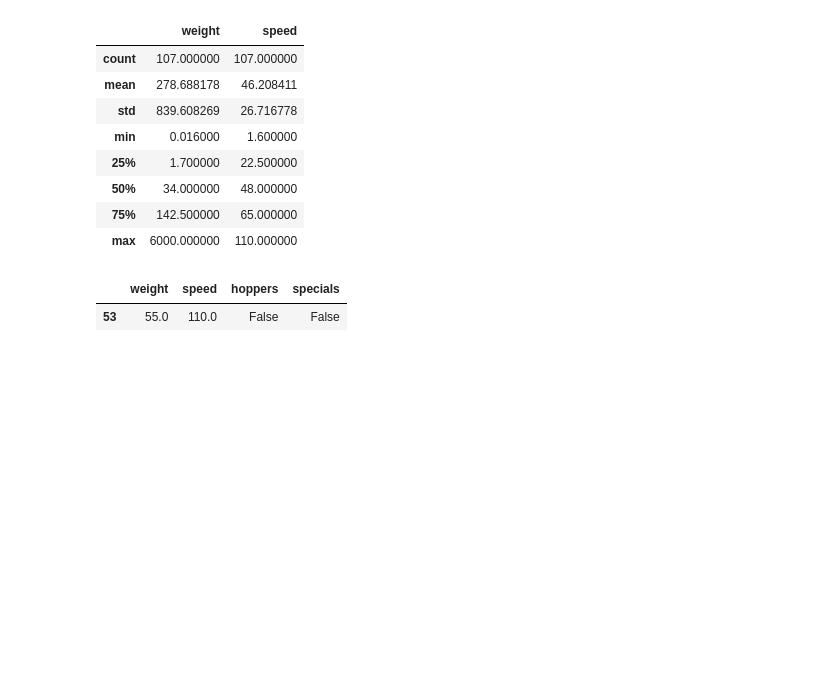
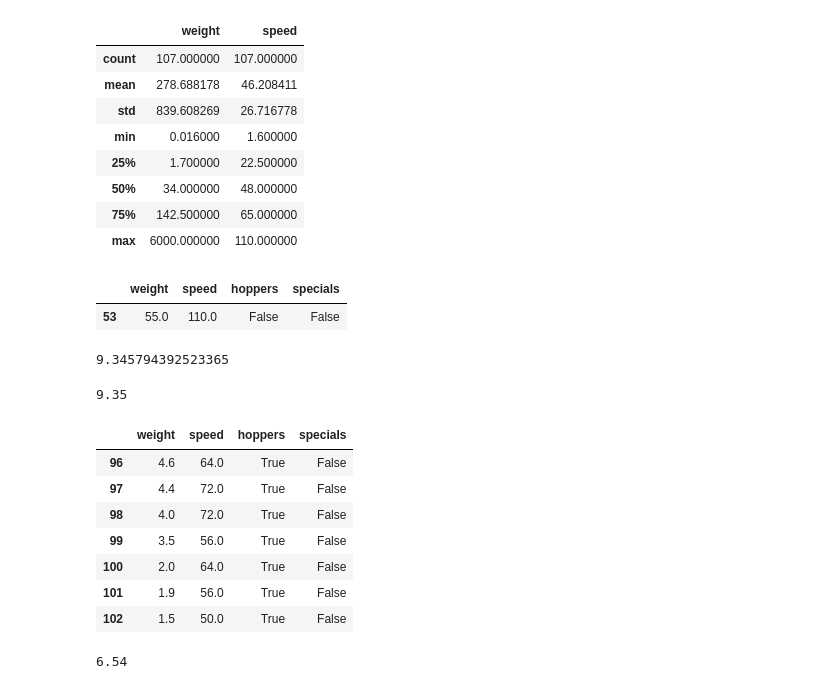
Before and after one commit to george887/numpy-pandas-visualization-exercises, a Jupyter notebook: dataframes.ipynb, the cells around one changed output. Drawn from its saved outputs; the diff is of its cells as text; code cells hidden in the pictures; blank space fills up the shorter version.

```diff
--- a/dataframes.ipynb
+++ b/dataframes.ipynb
@@ -354,3 +354,39 @@ mammals[mammals.speed == mammals.speed.max()]
 # %% [output]
 |  | weight | speed | hoppers | specials |
 | 53 | 55.0 | 110.0 | False | False |
+# %%
+#E. What is the overal percentage of specials?
+specials_percent = (sum(mammals.specials)/len(mammals.index)) * 100
+specials_percent   #Took the sum of mammals.specials / by the len of all the mammals w/ index
+# %% [output]
+9.345794392523365
+# %%
+#E. What is the overal percentage of specials?
+specials_percent = round((sum(mammals.specials)/len(mammals.index)) * 100,2)
+specials_percent # round wrapped around specials percent to give me only 2 decimal places
+# %% [output]
+9.35
+# %%
+#F. How many animals are hoppers that are above the median speed?
+median_speed = mammals.speed.median()  #figuring out the median speed
+hopper_mammals = mammals[mammals.hoppers == True]   # figuring out the hoppers
+hoppers_speed_above_median = hopper_mammals[mammals.speed > median_speed]   #Which hoppers are faster than the median speed
+hoppers_speed_above_median
+# %% [output]
+|  | weight | speed | hoppers | specials |
+| 96 | 4.6 | 64.0 | True | False |
+| 97 | 4.4 | 72.0 | True | False |
+| 98 | 4.0 | 72.0 | True | False |
+| 99 | 3.5 | 56.0 | True | False |
+| 100 | 2.0 | 64.0 | True | False |
+| 101 | 1.9 | 56.0 | True | False |
+| 102 | 1.5 | 50.0 | True | False |
+# %%
+# What percentage is this?
+hoppers_speed_above_median_percentage = len(hoppers_speed_above_median.index)/len(mammals.index) * 100
+# using the length of the hoppers speed above median where .index refers to the index#. dividing by len (all)
+# animals indexed. Round used to get 2 significant figures
+hoppers_speed_above_median_percentage = round(len(hoppers_speed_above_median.index)/len(mammals.index) * 100,2)
+hoppers_speed_above_median_percentage
+# %% [output]
+6.54
```
Also changed, not shown: parts of 4 cells of this notebook.
